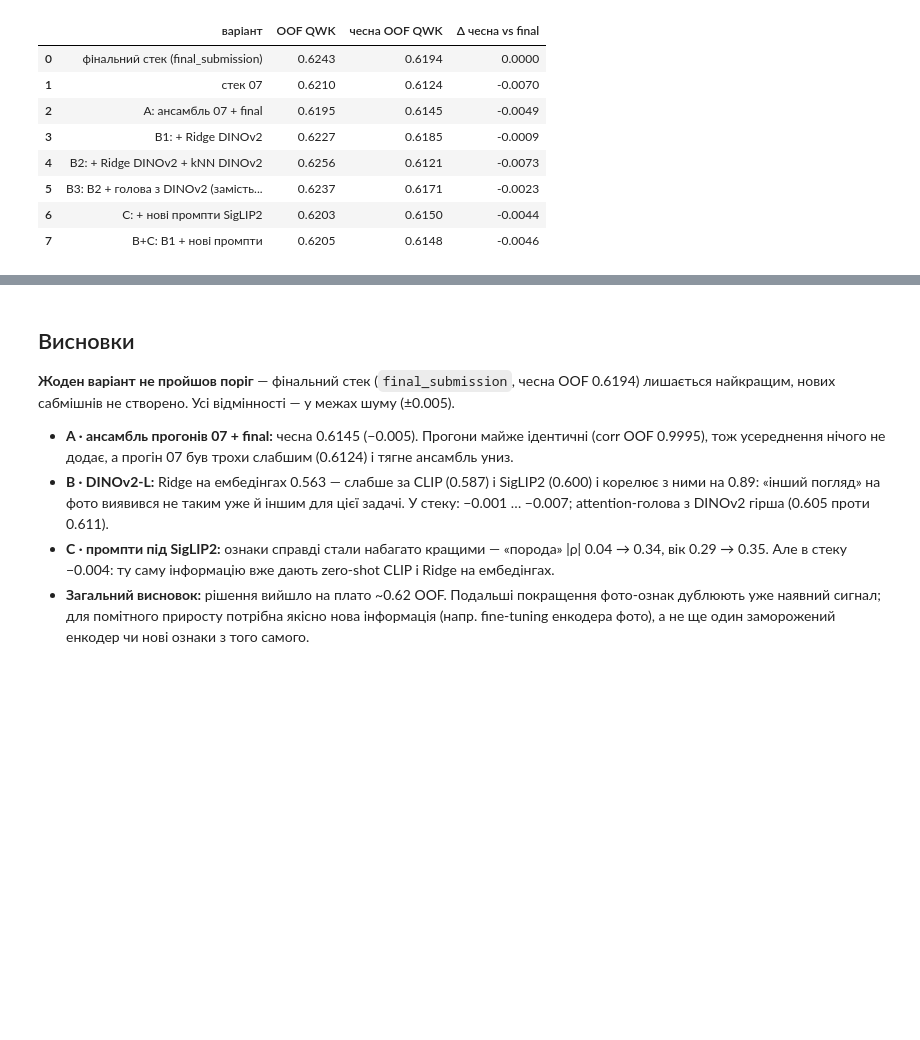
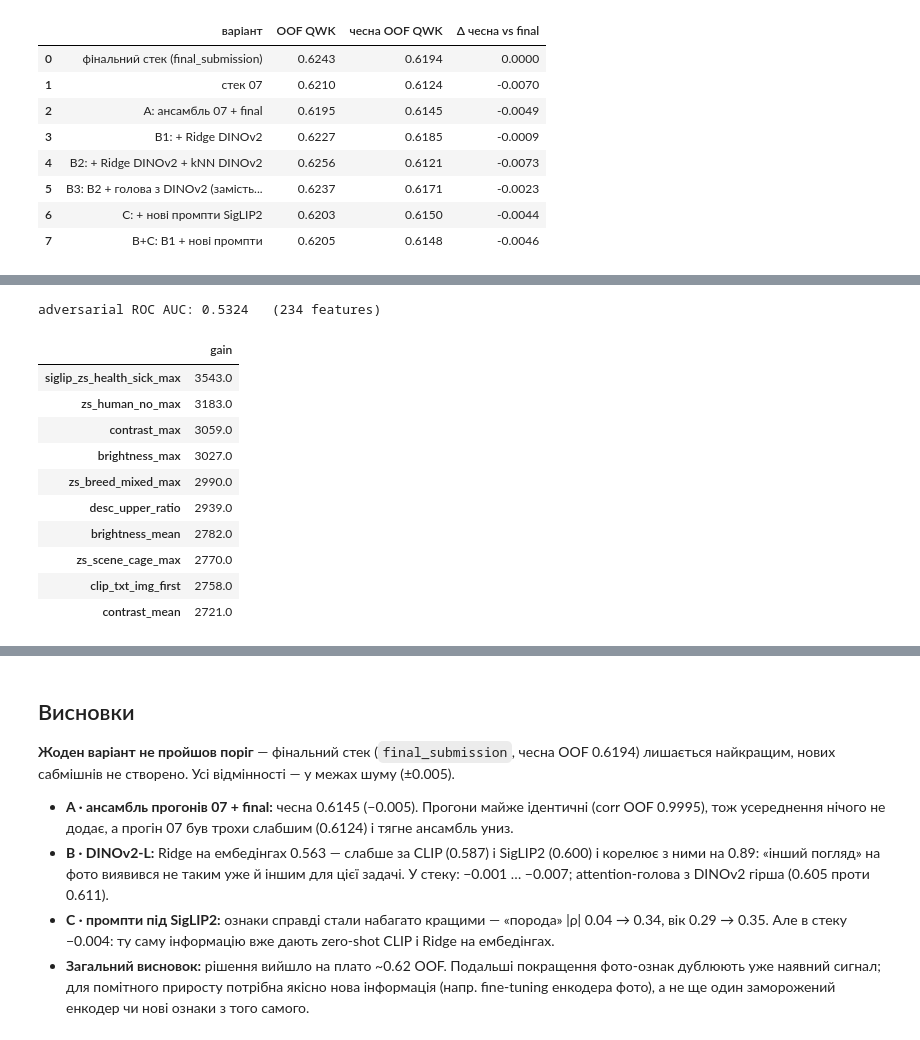
Before and after one commit to ayri77/neoversity-dl-cv-final, a Jupyter notebook: notebooks/08_extra_submissions.ipynb, the cells around one changed output, grey strips where cells are left out. Drawn from its saved outputs; the diff is of its cells as text; code cells hidden in the pictures; blank space fills up the shorter version.

```diff
--- a/notebooks/08_extra_submissions.ipynb
+++ b/notebooks/08_extra_submissions.ipynb
@@ -292,0 +303,39 @@ summary
+# %%
+import lightgbm as lgb
+from sklearn.model_selection import StratifiedKFold
+from sklearn.metrics import roc_auc_score
+
+meta_tr = pd.read_parquet(PROCESSED_DIR / "train_meta.parquet")
+meta_te = pd.read_parquet(PROCESSED_DIR / "test_meta.parquet")
+
+def load_feats(name: str) -> pd.DataFrame:
+    return pd.concat([pd.read_parquet(PROCESSED_DIR / f"{name}_{s}.parquet") for s in ("train", "test")],
+                     ignore_index=True).drop(columns=ID_COL)
+
+X_adv = pd.concat([pd.concat([meta_tr[["n_photos"]], meta_te[["n_photos"]]], ignore_index=True),
+                   load_feats("text_feats"), load_feats("img_feats"), load_feats("img_feats_siglip")], axis=1)
+X_adv = X_adv.drop(columns=[c for c in X_adv.columns if "knn" in c or "nn1" in c])
+is_test = np.r_[np.zeros(len(meta_tr)), np.ones(len(meta_te))]
+
+p_adv, gain = np.zeros(len(X_adv)), 0
+for tr_i, va_i in StratifiedKFold(5, shuffle=True, random_state=0).split(X_adv, is_test):
+    clf = lgb.LGBMClassifier(n_estimators=300, learning_rate=0.03, num_leaves=31, verbose=-1)
+    clf.fit(X_adv.iloc[tr_i], is_test[tr_i])
+    p_adv[va_i] = clf.predict_proba(X_adv.iloc[va_i])[:, 1]
+    gain = gain + clf.booster_.feature_importance("gain")
+
+print(f"adversarial ROC AUC: {roc_auc_score(is_test, p_adv):.4f}   ({X_adv.shape[1]} features)")
+pd.Series(gain, index=X_adv.columns).sort_values(ascending=False).head(10).round(0).to_frame("gain")
+# %% [output]
+adversarial ROC AUC: 0.5324   (234 features)
+|  | gain |
+| siglip_zs_health_sick_max | 3543.0 |
+| zs_human_no_max | 3183.0 |
+| contrast_max | 3059.0 |
+| brightness_max | 3027.0 |
+| zs_breed_mixed_max | 2990.0 |
+| desc_upper_ratio | 2939.0 |
+| brightness_mean | 2782.0 |
+| zs_scene_cage_max | 2770.0 |
+| clip_txt_img_first | 2758.0 |
+| contrast_mean | 2721.0 |
```
Also changed, not shown: parts of 3 cells of this notebook.
